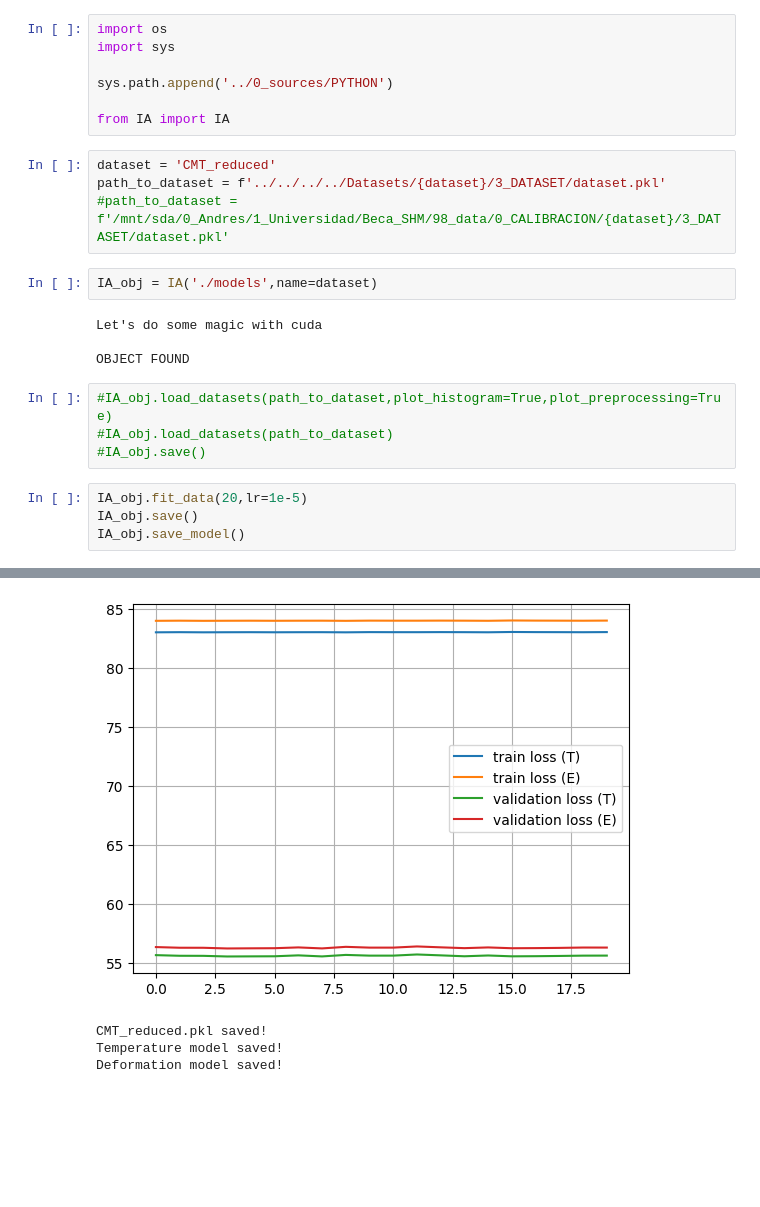
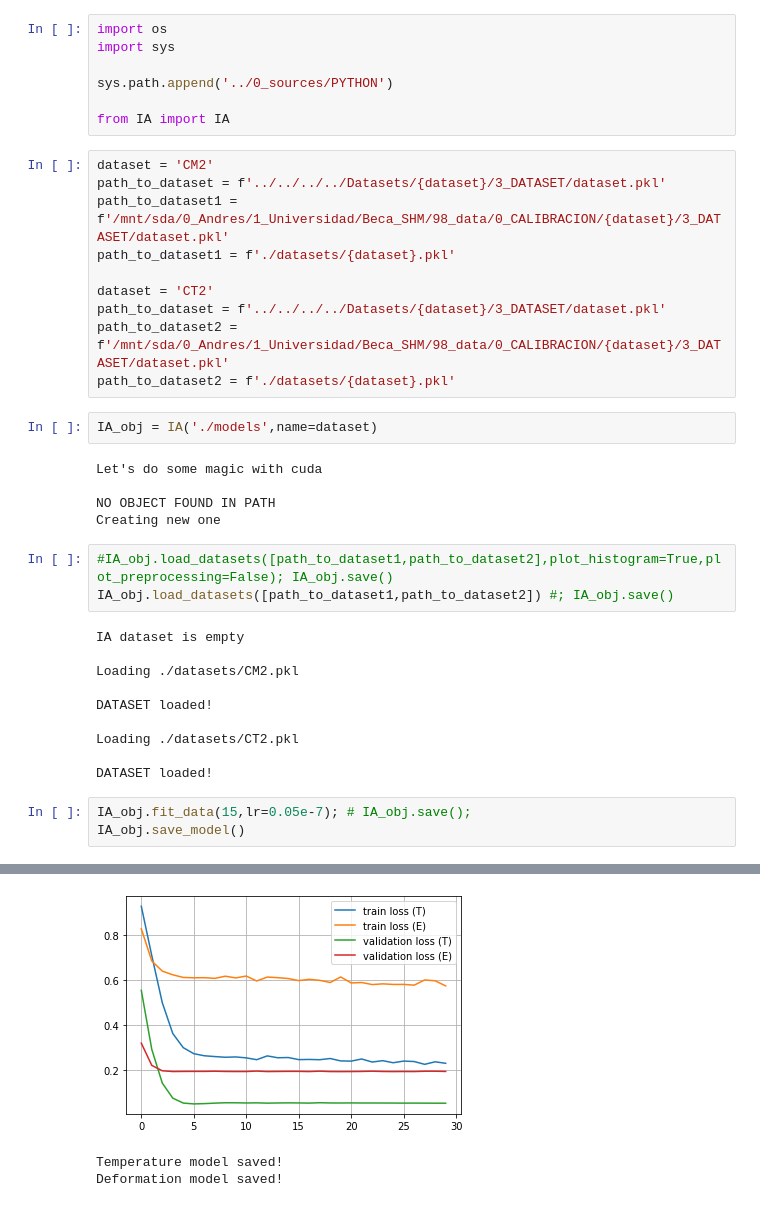
Before and after one commit to temisAP/SHM_OBR, a Jupyter notebook: 3_IA/0_NN.ipynb, the cells around one changed output, grey strips where cells are left out. Drawn from its saved outputs; the diff is of its cells as text; blank space fills up the shorter version.

```diff
--- a/3_IA/0_NN.ipynb
+++ b/3_IA/0_NN.ipynb
@@ -6,22 +6,37 @@ sys.path.append('../0_sources/PYTHON')
 
 from IA import IA
 # %%
-dataset = 'CMT_reduced'
+dataset = 'CM2'
 path_to_dataset = f'../../../../Datasets/{dataset}/3_DATASET/dataset.pkl'
-#path_to_dataset = f'/mnt/sda/0_Andres/1_Universidad/Beca_SHM/98_data/0_CALIBRACION/{dataset}/3_DATASET/dataset.pkl'
+path_to_dataset1 = f'/mnt/sda/0_Andres/1_Universidad/Beca_SHM/98_data/0_CALIBRACION/{dataset}/3_DATASET/dataset.pkl'
+path_to_dataset1 = f'./datasets/{dataset}.pkl'
+
+dataset = 'CT2'
+path_to_dataset = f'../../../../Datasets/{dataset}/3_DATASET/dataset.pkl'
+path_to_dataset2 = f'/mnt/sda/0_Andres/1_Universidad/Beca_SHM/98_data/0_CALIBRACION/{dataset}/3_DATASET/dataset.pkl'
+path_to_dataset2 = f'./datasets/{dataset}.pkl'
 # %%
 IA_obj = IA('./models',name=dataset)
 # %% [output]
 Let's do some magic with cuda
 
-OBJECT FOUND
+NO OBJECT FOUND IN PATH
+Creating new one
 # %%
-#IA_obj.load_datasets(path_to_dataset,plot_histogram=True,plot_preprocessing=True)
-#IA_obj.load_datasets(path_to_dataset)
-#IA_obj.save()
+#IA_obj.load_datasets([path_to_dataset1,path_to_dataset2],plot_histogram=True,plot_preprocessing=False); IA_obj.save()
+IA_obj.load_datasets([path_to_dataset1,path_to_dataset2]) #; IA_obj.save()
+# %% [output]
+IA dataset is empty
+
+Loading ./datasets/CM2.pkl
+
+DATASET loaded!
+
+Loading ./datasets/CT2.pkl
+
+DATASET loaded!
 # %%
-IA_obj.fit_data(20,lr=1e-5)
-IA_obj.save()
+IA_obj.fit_data(15,lr=0.05e-7); # IA_obj.save();
 IA_obj.save_model()
 # %% [output]
 Fitting data
@@ -44,5 +59,4 @@ Epoch: 20 of 20 || Remaining time: 00:00:07
-[figure, old version]
+[figure, new version]
-CMT_reduced.pkl saved!
 Temperature model saved!
 Deformation model saved!
 # %%
```
Also changed, not shown: parts of 2 cells of this notebook, 1 other file.
